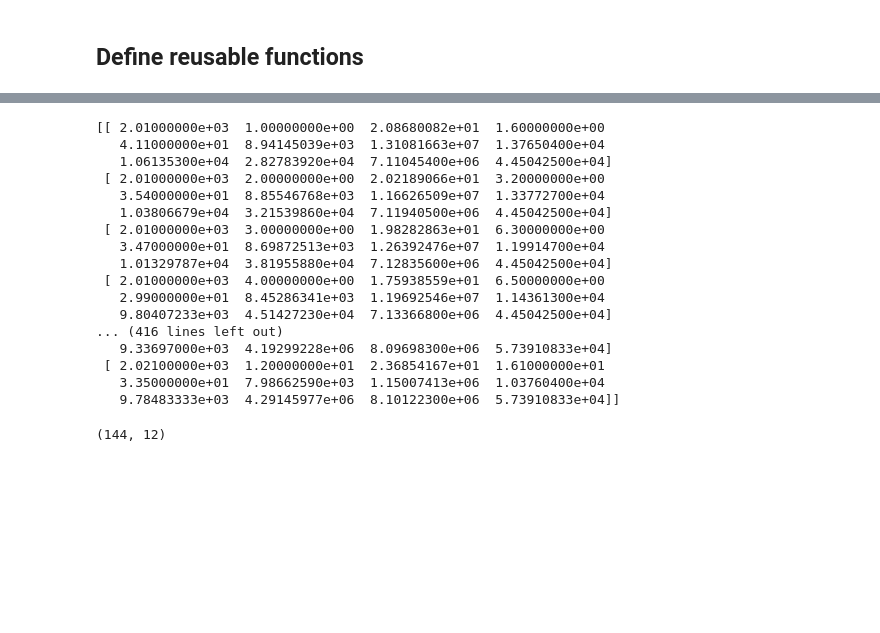
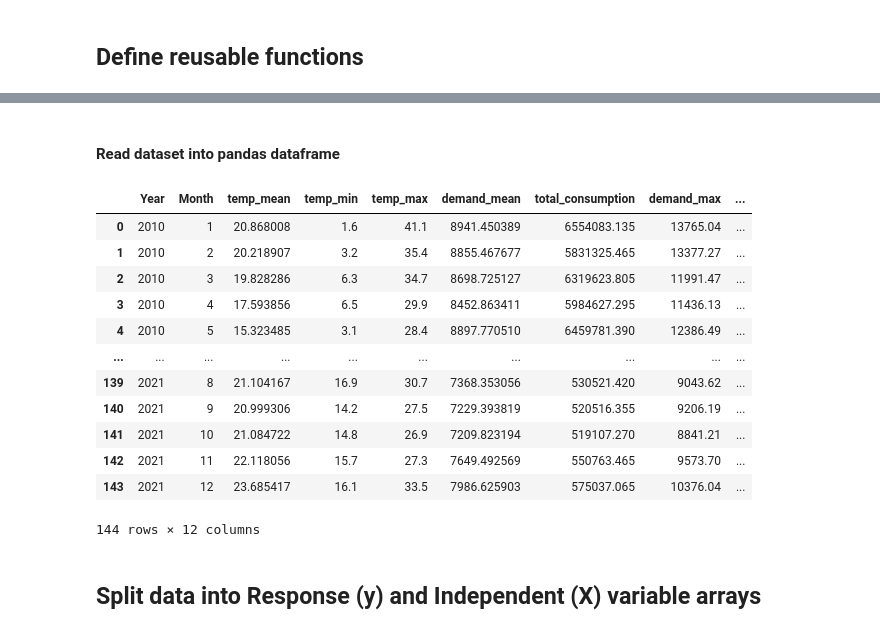
Before and after one commit to Z5429/ZZSC9020-Group-P, a Jupyter notebook: src/feature_selection.ipynb, the cells around one changed output, grey strips where cells are left out. Drawn from its saved outputs; the diff is of its cells as text; code cells hidden in the pictures; blank space fills up the shorter version.

```diff
--- a/src/feature_selection.ipynb
+++ b/src/feature_selection.ipynb
@@ -28,0 +32,5 @@ from xgboost import plot_importance
+# %%
+def read_data(datafile):
+    df_data = pd.read_csv(datafile, sep = ',', index_col=0)
+    #df_data.columns=[]
+    return df_data
@@ -37,26 +43,0 @@ dataset = np.delete(dataset, 0, 1)
-# %%
-np.set_printoptions(threshold=sys.maxsize)
-
-print(dataset)
-# %% [output]
-[[ 2.01000000e+03  1.00000000e+00  2.08680082e+01  1.60000000e+00
-   4.11000000e+01  8.94145039e+03  1.31081663e+07  1.37650400e+04
-   1.06135300e+04  2.82783920e+04  7.11045400e+06  4.45042500e+04]
- [ 2.01000000e+03  2.00000000e+00  2.02189066e+01  3.20000000e+00
-   3.54000000e+01  8.85546768e+03  1.16626509e+07  1.33772700e+04
-   1.03806679e+04  3.21539860e+04  7.11940500e+06  4.45042500e+04]
- [ 2.01000000e+03  3.00000000e+00  1.98282863e+01  6.30000000e+00
-   3.47000000e+01  8.69872513e+03  1.26392476e+07  1.19914700e+04
-   1.01329787e+04  3.81955880e+04  7.12835600e+06  4.45042500e+04]
- [ 2.01000000e+03  4.00000000e+00  1.75938559e+01  6.50000000e+00
-   2.99000000e+01  8.45286341e+03  1.19692546e+07  1.14361300e+04
-   9.80407233e+03  4.51427230e+04  7.13366800e+06  4.45042500e+04]
-... (416 lines left out)
-   9.33697000e+03  4.19299228e+06  8.09698300e+06  5.73910833e+04]
- [ 2.02100000e+03  1.20000000e+01  2.36854167e+01  1.61000000e+01
-   3.35000000e+01  7.98662590e+03  1.15007413e+06  1.03760400e+04
-   9.78483333e+03  4.29145977e+06  8.10122300e+06  5.73910833e+04]]
-# %%
-dataset.shape
-# %% [output]
-(144, 12)
@@ -66,0 +44,23 @@ y = dataset[:,7]
+# %% [markdown]
+#### Read dataset into pandas dataframe
+# %%
+# Read file
+df_model_data = read_data(f'{fpath}\{fname_model_data}')
+# %%
+df_model_data
+# %% [output]
+|  | Year | Month | temp_mean | temp_min | temp_max | demand_mean | total_consumption | demand_max | ... |
+| 0 | 2010 | 1 | 20.868008 | 1.6 | 41.1 | 8941.450389 | 6554083.135 | 13765.04 | ... |
+| 1 | 2010 | 2 | 20.218907 | 3.2 | 35.4 | 8855.467677 | 5831325.465 | 13377.27 | ... |
+| 2 | 2010 | 3 | 19.828286 | 6.3 | 34.7 | 8698.725127 | 6319623.805 | 11991.47 | ... |
+| 3 | 2010 | 4 | 17.593856 | 6.5 | 29.9 | 8452.863411 | 5984627.295 | 11436.13 | ... |
+| 4 | 2010 | 5 | 15.323485 | 3.1 | 28.4 | 8897.770510 | 6459781.390 | 12386.49 | ... |
+| ... | ... | ... | ... | ... | ... | ... | ... | ... | ... |
+| 139 | 2021 | 8 | 21.104167 | 16.9 | 30.7 | 7368.353056 | 530521.420 | 9043.62 | ... |
+| 140 | 2021 | 9 | 20.999306 | 14.2 | 27.5 | 7229.393819 | 520516.355 | 9206.19 | ... |
+| 141 | 2021 | 10 | 21.084722 | 14.8 | 26.9 | 7209.823194 | 519107.270 | 8841.21 | ... |
+| 142 | 2021 | 11 | 22.118056 | 15.7 | 27.3 | 7649.492569 | 550763.465 | 9573.70 | ... |
+| 143 | 2021 | 12 | 23.685417 | 16.1 | 33.5 | 7986.625903 | 575037.065 | 10376.04 | ... |
+144 rows × 12 columns
+# %% [markdown]
+## Split data into Response (y) and Independent (X) variable arrays
```
Also changed, not shown: parts of 21 cells of this notebook.
